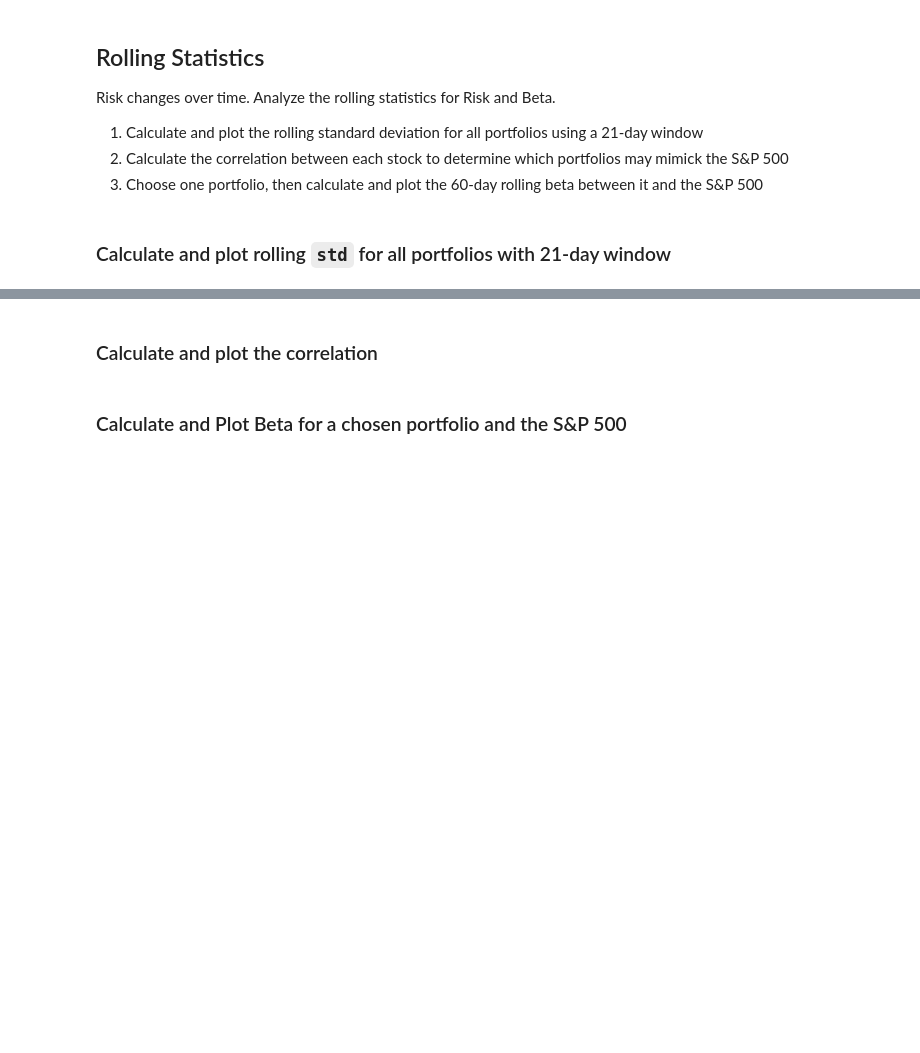
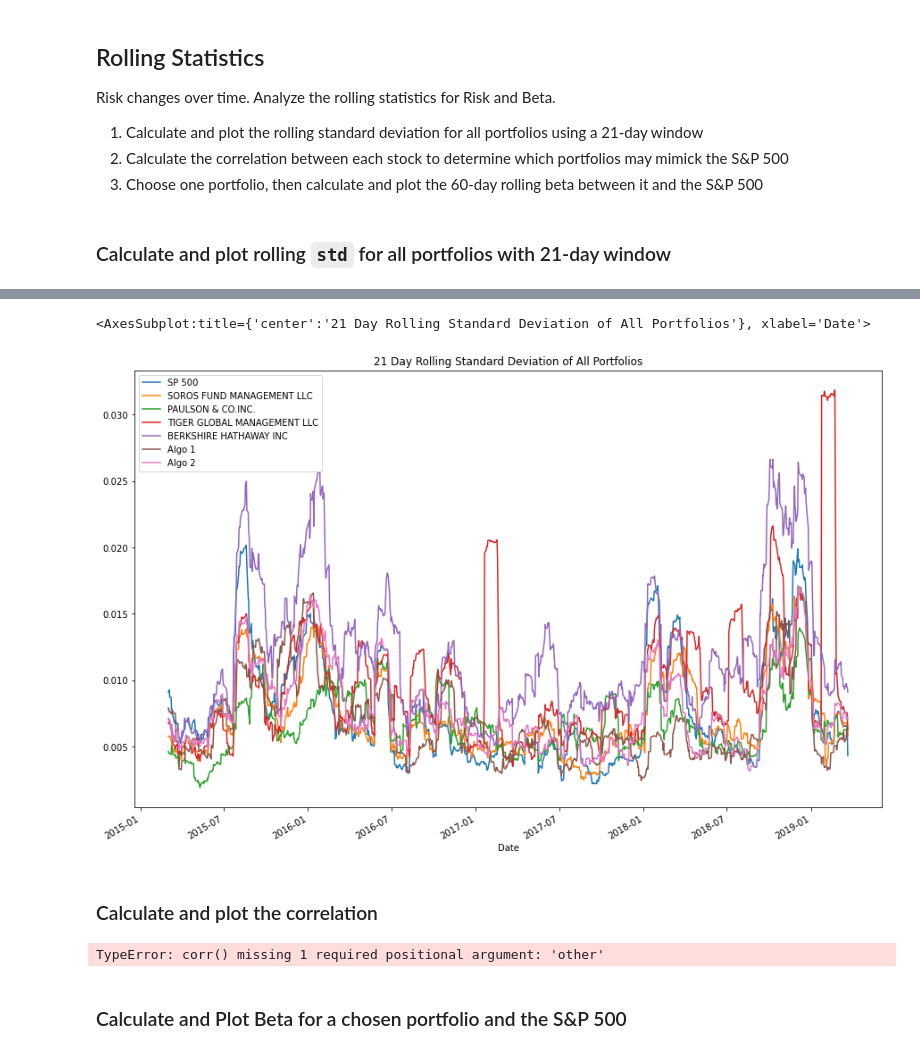
Before and after one commit to joeyh2/portfolio-analysis, a Jupyter notebook: whale_analysis.ipynb, the cells around one changed output, grey strips where cells are left out. Drawn from its saved outputs; the diff is of its cells as text; code cells hidden in the pictures; blank space fills up the shorter version.

Commit message:
confirmed inner join for df concat, updated plot titles, computed stds

```diff
--- a/whale_analysis.ipynb
+++ b/whale_analysis.ipynb
@@ -362,9 +380,17 @@ Risk changes over time. Analyze the rolling statistics for Risk and Beta.
+# %%
+# Plot the rolling standard deviation
+combined_returns.rolling(window=21).std().plot(figsize = (15,10), title = ("21 Day Rolling Standard Deviation of All Portfolios"))
+# %% [output]
+<AxesSubplot:title={'center':'21 Day Rolling Standard Deviation of All Portfolios'}, xlabel='Date'>
+[figure, added]
 # %% [markdown]
 ### Calculate and plot the correlation
 # %%
 # Calculate the correlation
-
-# Display de correlation matrix
+std_correlation = combined_std.corr()
+# Display correlation matrix
+# %% [output]
+TypeError: corr() missing 1 required positional argument: 'other'
 # %% [markdown]
 ### Calculate and Plot Beta for a chosen portfolio and the S&P 500
 # %%
```
Also changed, not shown: parts of 2 cells of this notebook.
